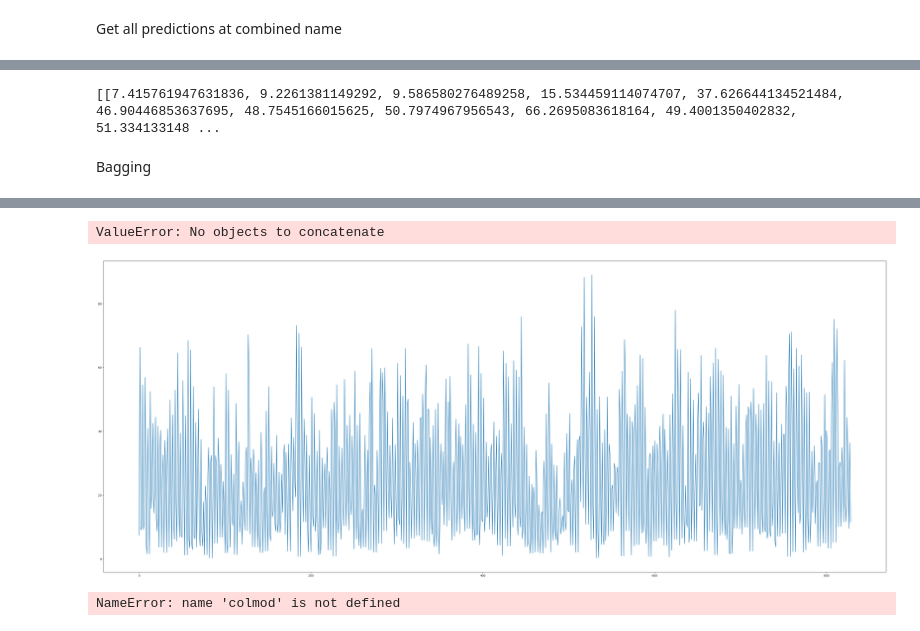
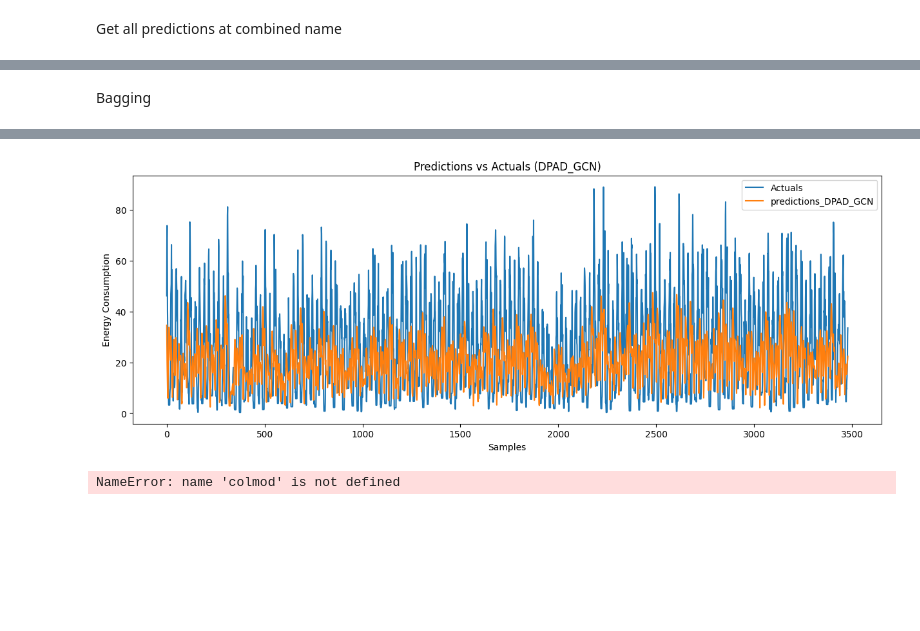
Before and after one commit to sebxGit/P10, a Jupyter notebook: baselines-horizon.ipynb, the cells around one changed output, grey strips where cells are left out. Drawn from its saved outputs; the diff is of its cells as text; code cells hidden in the pictures; blank space fills up the shorter version.

Commit message:
put lossfunctions in different folders, updated tuning

```diff
--- a/baselines-horizon.ipynb
+++ b/baselines-horizon.ipynb
@@ -151,18 +151,20 @@ def filter_data(start_date, end_date, data):
 # %%
 class TimeSeriesDataset(Dataset):
   def __init__(self, X: np.ndarray, y: np.ndarray, seq_len: int = 1, pred_len: int = 24, stride: int = 24):
-    self.X = torch.tensor(X).float()
-    self.y = torch.tensor(y).float()
     self.seq_len = seq_len
     self.pred_len = pred_len
     self.stride = stride
 
+    self.X = torch.tensor(X).float()
+    self.y = torch.tensor(y).float()
+
   def __len__(self):
-    return len(self.X) - self.seq_len - self.stride - self.pred_len + 1
+    return (len(self.X) - (self.seq_len + self.pred_len - 1)) // self.stride + 1
 
   def __getitem__(self, index):
-    x_window = self.X[index: index + self.seq_len]
-    y_target = self.y[index + self.stride + self.seq_len: index + self.seq_len + self.stride + self.pred_len]
+    start_idx = index * self.stride
+    x_window = self.X[start_idx: start_idx + self.seq_len]
+    y_target = self.y[start_idx + self.seq_len: start_idx + self.seq_len + self.pred_len]
     return x_window, y_target
 # %%
 class BootstrapSampler(Sampler):
@@ -623,7 +504,6 @@ Get all predictions at combined name
 # %%
 all_predictions = []
 lengths = []
-# combined_name = "MLP-GRU-LSTM-AdaBoostRegressor-RandomForestRegressor_AsymmetricMAEandMSELoss"
 folder_path = f'Predictions/{combined_name}'
 pt_files = [f for f in os.listdir(folder_path) if f.endswith('.pt')]
 for i, pt_file in enumerate(pt_files):
@@ -635,13 +515,11 @@ for i, pt_file in enumerate(pt_files):
     predictions = predictions.tolist()
   lengths.append(len(predictions))
   all_predictions.append(predictions)
-  print(predictions)
-  break
 
-# most_freq_len = max(set(lengths), key=lengths.count)
-# for i, pred in enumerate(all_predictions):
-#   if len(pred) < most_freq_len:
-#     all_predictions[i] += [0] * (most_freq_len - len(pred))
-#   elif len(pred) > most_freq_len:
-#     all_predictions[i] = pred[-most_freq_len:]
+most_freq_len = max(set(lengths), key=lengths.count)
+for i, pred in enumerate(all_predictions):
+  if len(pred) < most_freq_len:
+    all_predictions[i] += [0] * (most_freq_len - len(pred))
+  elif len(pred) > most_freq_len:
+    all_predictions[i] = pred[-most_freq_len:]
 # %% [output]
@@ -661,12 +527,3 @@ for i, pt_file in enumerate(pt_files):
-# %%
-actuals = []
-for batch in colmod.predict_dataloader():
-  x, y = batch
-  actuals.extend(y)
-actuals = [val.tolist() for val in actuals]
-print(actuals)
-# %% [output]
-[[7.415761947631836, 9.2261381149292, 9.586580276489258, 15.534459114074707, 37.626644134521484, 46.90446853637695, 48.7545166015625, 50.7974967956543, 66.2695083618164, 49.4001350402832, 51.334133148 ...
 # %% [markdown]
 Bagging
 # %%
@@ -674,7 +531,7 @@ ensemble_predictions = np.mean(all_predictions, axis=0)
 filename = f"{folder_path}/predictions_{combined_name}.pt"
 torch.save(ensemble_predictions, filename)
 # %%
-colmod = ColoradoDataModule(data_dir='Colorado/Preprocessing/TestDataset/CleanedColoradoData.csv', scaler=params['scaler'], seq_len=params['seq_len'], batch_size=params['batch_size'], num_workers=params['num_workers'], is_persistent=params['is_persistent'])
+colmod = ColoradoDataModule(data_dir='Colorado/Preprocessing/TestDataset/CleanedColoradoData.csv', scaler=params['scaler'], seq_len=params['seq_len'], pred_len=params['pred_len'], stride=params['stride'], batch_size=params['batch_size'], num_workers=params['num_workers'], is_persistent=params['is_persistent'])
 colmod.prepare_data()
 colmod.setup(stage=None)
 
@@ -693,19 +550,18 @@ pt_files = [f for f in os.listdir(folder_path) if f.endswith('.pt')]
 metrics = []
 plt.figure(figsize=(15, 5))
 plt.plot(actuals_flat, label='Actuals')
-
 for i, pt_file in enumerate(pt_files):
   file_path = os.path.join(folder_path, pt_file)
   predictions = torch.load(file_path)
   model_name = pt_file.split('.')[0]
   # model_name = pt_file.split('.')[0].split('_')[-1] #use this with loss function names
 
-  if len(predictions) > len(actuals_flat):
-    predictions = predictions[-len(actuals_flat):]
   if type(predictions[0]) == torch.Tensor:
-    predictions = [item.tolist() for sublist in predictions for item in sublist]
+    predictions = [value.item() for tensor in predictions for value in tensor.flatten()]
   elif type(predictions[0]) == np.float64:
     predictions = predictions.tolist()
+
+  predictions = predictions[-len(actuals_flat):] # reduce length of predictions to match actuals
 
   if len(predictions) == len(actuals_flat):
     metrics.append({
@@ -718,7 +574,7 @@ for i, pt_file in enumerate(pt_files):
 loss_func_df = pd.concat([pd.DataFrame([m]) for m in metrics])
 loss_func_df.set_index('model', inplace=True)
 print(loss_func_df)
-loss_func_df.to_csv('loss_func_metrics.csv')
+loss_func_df.to_csv(f'{folder_path}/loss_func_metrics.csv')
 
 plt.xlabel('Samples')
 plt.ylabel('Energy Consumption')
@@ -737,5 +587,4 @@ End date of Test set: 2023-05-30 00:00:00
-ValueError: No objects to concatenate
-[figure, old version]
+[figure, new version]
 # %%
 actuals = []
 for batch in colmod.predict_dataloader():
```
Also changed, not shown: parts of 11 cells of this notebook, 10 other files.
